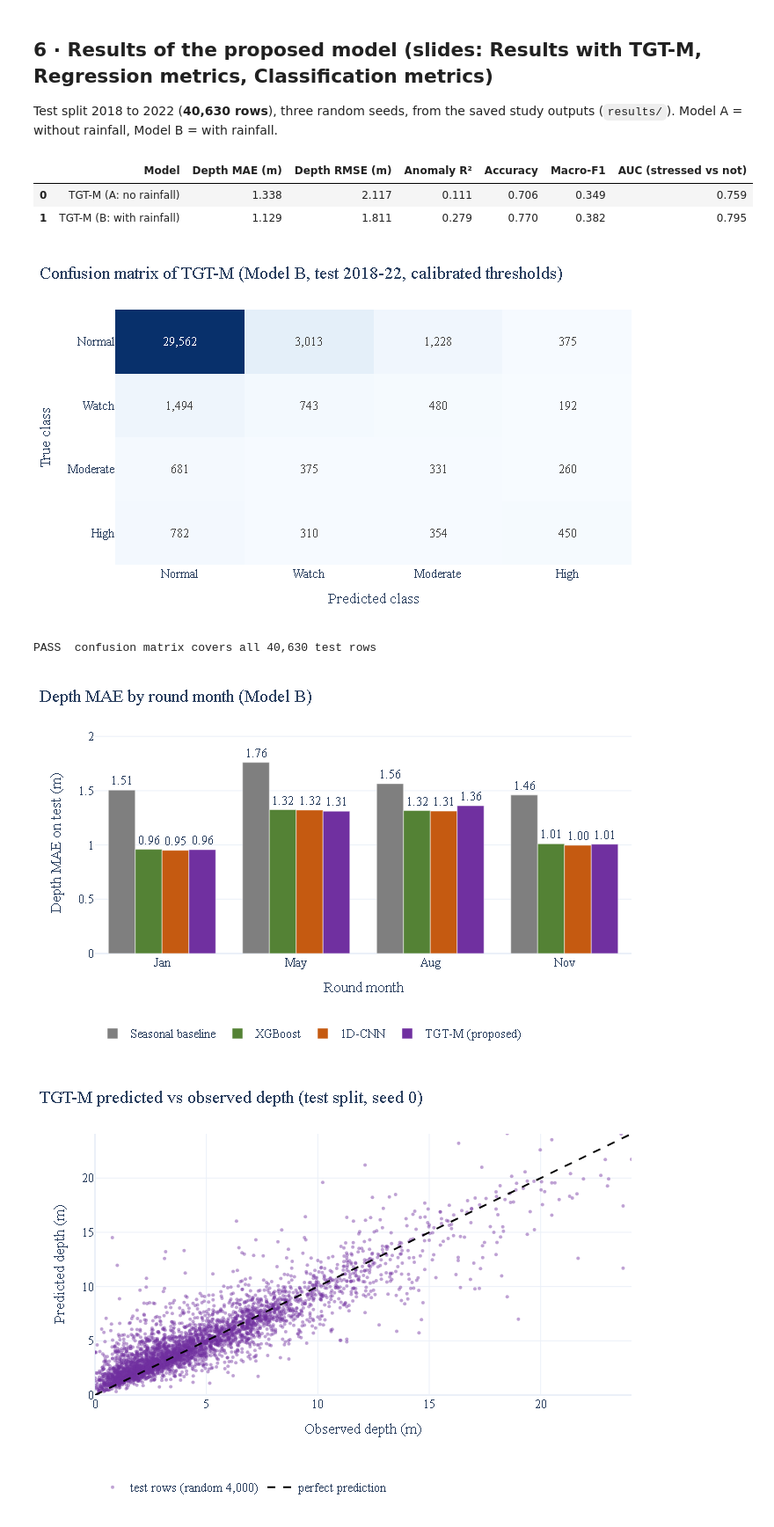
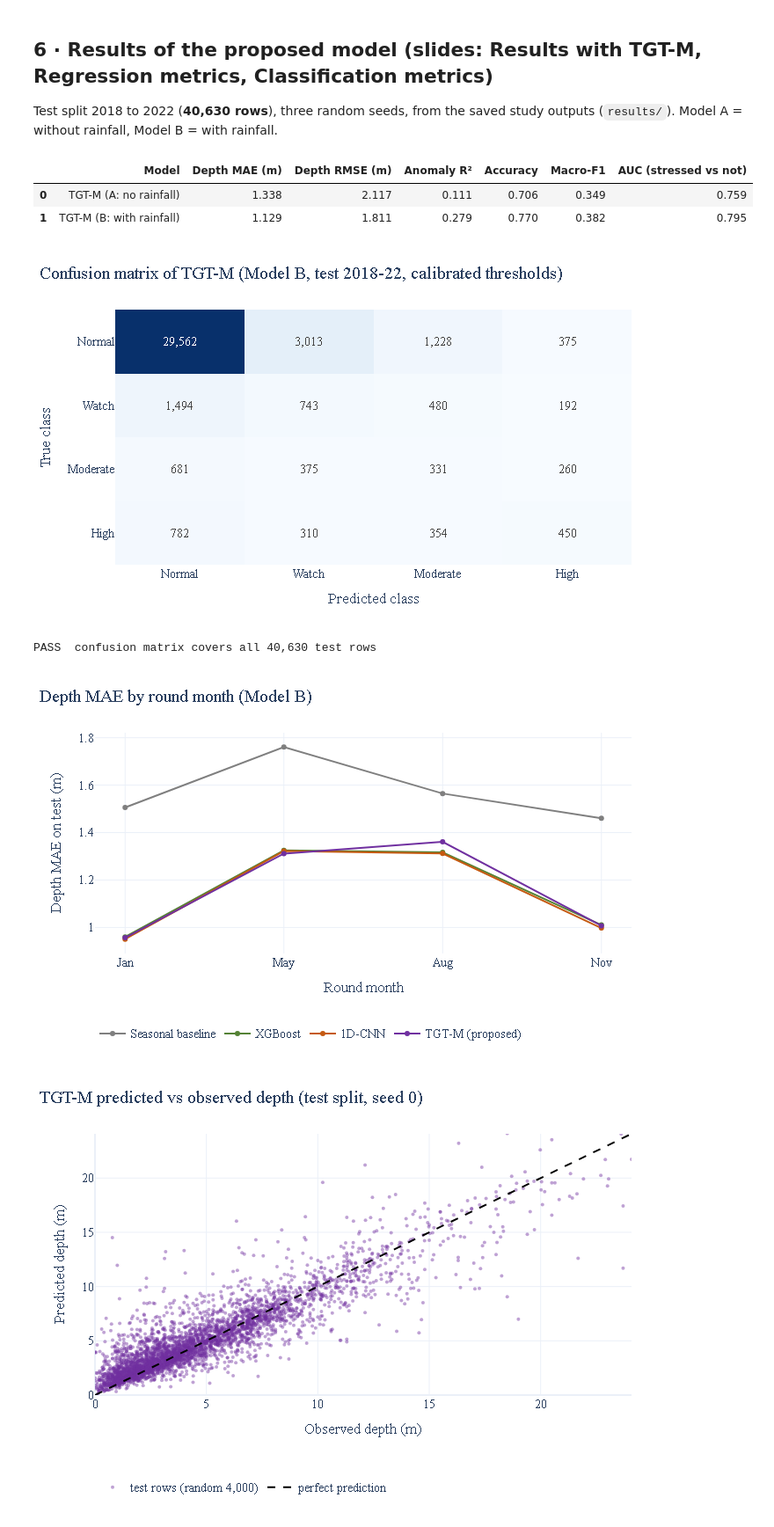
Before and after one commit to dhruvvvgg/bde-team7, a Jupyter notebook: notebooks/prerun/3_Review2_Implementation_PRERUN.ipynb, the cells around one changed output. Shown at 88% size. Drawn from its saved outputs; the diff is of its cells as text; code cells hidden in the pictures.

```diff
--- a/notebooks/prerun/3_Review2_Implementation_PRERUN.ipynb
+++ b/notebooks/prerun/3_Review2_Implementation_PRERUN.ipynb
@@ -239,8 +258,8 @@ cats = ["Normal", "Watch", "Moderate Stress", "High Stress"]
 fig = go.Figure()
 for col, nm, c in (("stress_category", "Expanding baseline (primary)", PAL["A"]), ("stress_roll10", "Rolling-10 baseline", PAL["B"]), ("stress_tadj", "Small-sample (t) adjusted", PAL["G"])):
     v = m[col].astype(str); v = v[v.isin(cats)]
-    fig.add_bar(x=cats, y=[round(100 * (v == k).mean(), 1) for k in cats], name=nm, marker_color=c, text=[f"{100 * (v == k).mean():.1f}" for k in cats], textposition="outside")
-show(fig, "Share of stress categories under three baselines", "Stress category", "Share of classified readings (%)", barmode="group")
+    fig.add_scatter(x=cats, y=[round(100 * (v == k).mean(), 1) for k in cats], mode="markers", name=nm, marker=dict(size=13, color=c))
+show(fig, "Share of stress categories under three baselines", "Stress category", "Share of classified readings (%)")
 print("Readings without a baseline (fewer than 5 earlier same-season readings): %d (%.1f%%)" % ((m.stress_category.astype(str) == "Insufficient history").sum(), 100 * (m.stress_category.astype(str) == "Insufficient history").mean()))
 # %% [output]
 [figure]
@@ -374,28 +393,28 @@ Test split 2018 to 2022 (**40,630 rows**), three random seeds, from the saved st
 # %%
 rd = pd.read_csv(T / "model_metrics_regression_depth.csv"); ra = pd.read_csv(T / "model_metrics_regression_anomaly.csv")
 cl = pd.read_csv(T / "model_metrics_classification.csv"); cl = cl[cl.thresholds == "validation-calibrated"]
 rows = []
 for v, nm in (("A", "TGT-M (A: no rainfall)"), ("B", "TGT-M (B: with rainfall)")):
     d_, a_, c_ = rd[(rd.model == "TGT-M") & (rd.variant == v)].iloc[0], ra[(ra.model == "TGT-M") & (ra.variant == v)].iloc[0], cl[(cl.model == "TGT-M") & (cl.variant == v)].iloc[0]
     rows.append([nm, d_.MAE, d_.RMSE, a_.R2, c_.accuracy, c_.F1_macro, c_.AUC_ROC_stressed])
 display(pd.DataFrame(rows, columns=["Model", "Depth MAE (m)", "Depth RMSE (m)", "Anomaly R²", "Accuracy", "Macro-F1", "AUC (stressed vs not)"]).round(3))
 cm = np.array(json.load(open(T / "confusion_matrices_calibrated.json"))["TGT-M|B"]); D4 = ["Normal", "Watch", "Moderate", "High"]
 fig = go.Figure(go.Heatmap(z=cm, x=D4, y=D4, colorscale="Blues", text=[[f"{v:,}" for v in r] for r in cm], texttemplate="%{text}", showscale=False))
 show(fig, "Confusion matrix of TGT-M (Model B, test 2018-22, calibrated thresholds)", "Predicted class", "True class", h=430, yaxis_autorange="reversed")
 check("confusion matrix covers all 40,630 test rows", int(cm.sum()) == 40630)
 sea = pd.read_csv(T / "chrono_by_season.csv"); nmap = {"post_monsoon_rabi": "Jan", "pre_monsoon": "May", "monsoon": "Aug", "post_monsoon_kharif": "Nov"}
 fig = go.Figure()
 for mod, c in (("Seasonal baseline", PAL["grey"]), ("XGBoost", PAL["G"]), ("CNN1D", PAL["B"]), ("TGT-M", PAL["T"])):
     s_ = sea[(sea.model == mod) & (sea.variant == "B")].set_index("season")
-    fig.add_bar(x=list(nmap.values()), y=[s_.loc[k, "depth_MAE"] for k in nmap], name=lab(mod), marker_color=c, text=[f"{s_.loc[k, 'depth_MAE']:.2f}" for k in nmap], textposition="outside")
-show(fig, "Depth MAE by round month (Model B)", "Round month", "Depth MAE on test (m)", barmode="group")
+    fig.add_scatter(x=list(nmap.values()), y=[s_.loc[k, "depth_MAE"] for k in nmap], name=lab(mod), mode="lines+markers", line=dict(color=c))
+show(fig, "Depth MAE by round month (Model B)", "Round month", "Depth MAE on test (m)")
 # %% [output]
 |  | Model | Depth MAE (m) | Depth RMSE (m) | Anomaly R² | Accuracy | Macro-F1 | AUC (stressed vs not) |
 | 0 | TGT-M (A: no rainfall) | 1.338 | 2.117 | 0.111 | 0.706 | 0.349 | 0.759 |
 | 1 | TGT-M (B: with rainfall) | 1.129 | 1.811 | 0.279 | 0.770 | 0.382 | 0.795 |
 [figure]
 PASS  confusion matrix covers all 40,630 test rows
-[figure, old version]
+[figure, new version]
 # %%
 tp = pd.read_csv(ROOT / "results" / "powerbi" / "test_predictions.csv")
 s_ = tp.sample(4000, random_state=0); mx = float(np.nanpercentile(tp.gwl_m_bgl, 99))
```
Also changed, not shown: parts of 11 cells of this notebook, 2 other files.
